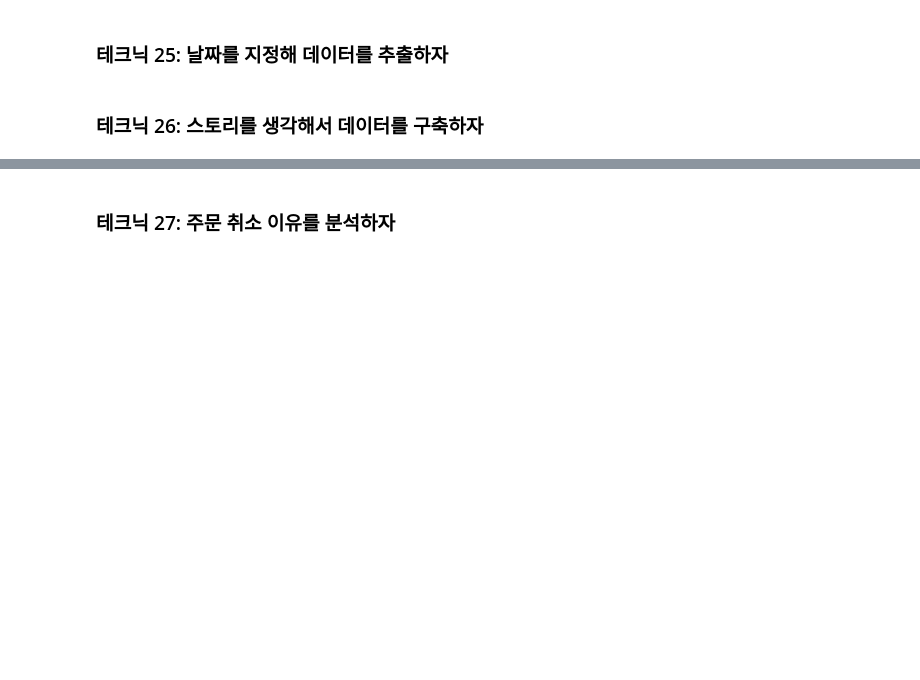
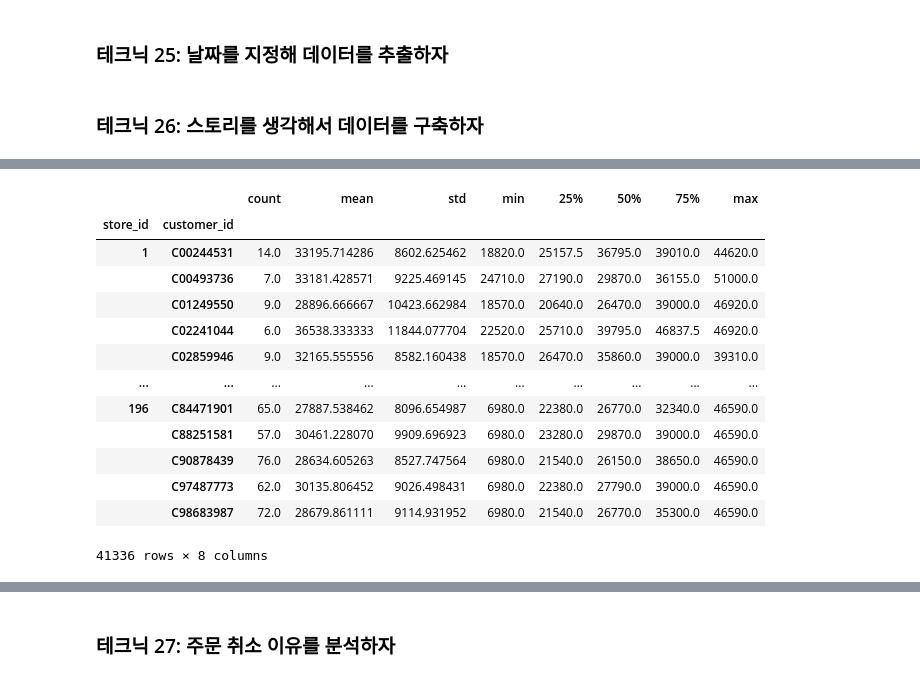
Before and after one commit to Haram-hub/-100-, a Jupyter notebook: chapter03.ipynb, the cells around one changed output, grey strips where cells are left out. Cells and saved outputs as stored; diff of their text form; code cells hidden in the pictures; blank space fills up the shorter version.

```diff
--- a/chapter03.ipynb
+++ b/chapter03.ipynb
@@ -297,0 +336,8 @@ SelectMultiple(options=('삼일대로점', '세종대로점', '무교로점', '
+# %%
+# 데이터 로딩
+
+import glob
+
+current_dir = os.getcwd()
+filelist = os.listdir(current_dir)
+filelist
@@ -297,0 +352,4 @@ SelectMultiple(options=('삼일대로점', '세종대로점', '무교로점', '
+# %%
+key = os.path.join(current_dir, 'tbl_order_*.csv')
+tbl_order_ = glob.glob(key)
+tbl_order_
@@ -297,0 +360,9 @@ SelectMultiple(options=('삼일대로점', '세종대로점', '무교로점', '
+# %%
+order_all = pd.DataFrame()
+
+for file in tbl_order_:
+  temp = pd.read_csv(file)
+  print(f'{file}:{len(temp)}')
+  order_all = pd.concat([order_all, temp], ignore_index = True)
+
+order_all
@@ -297,0 +386,22 @@ SelectMultiple(options=('삼일대로점', '세종대로점', '무교로점', '
+# %%
+
+# 불필요한 데이터 제거
+order_data = order_all.loc[order_all['store_id']!=999]
+
+# 마스터 데이터 결합
+order_data = pd.merge(order_data,m_store,on='store_id',how='left')
+order_data = pd.merge(order_data, m_area, on='area_cd', how='left')
+
+# 이름 설정(수령 방법)
+order_data.loc[order_data['takeout_flag'] == 0, 'takeout_name'] = 'delivery'
+order_data.loc[order_data['takeout_flag'] == 1, 'takeout_name'] = 'takeout'
+
+# 이름 설정(수령 상태)
+order_data.loc[order_data['status']== 0, 'status_name' ] = '주문 접수'
+order_data.loc[order_data['status']== 1, 'status_name' ] = '지불 완료'
+order_data.loc[order_data['status']== 2, 'status_name' ] = '배달 완료'
+order_data.loc[order_data['status']== 9, 'status_name' ] = '주문 취소'
+
+order_data['order_date'] = pd.to_datetime(order_data['order_accept_date']).dt.date #dt.date: yyyy-mm-dd
+
+order_data
@@ -297,0 +422,17 @@ SelectMultiple(options=('삼일대로점', '세종대로점', '무교로점', '
+# %%
+order_data.groupby(['store_id', 'customer_id'])["total_amount"].describe()
+# %% [output]
+|  |  | count | mean | std | min | 25% | 50% | 75% | max |
+| store_id | customer_id |  |  |  |  |  |  |  |  |
+| 1 | C00244531 | 14.0 | 33195.714286 | 8602.625462 | 18820.0 | 25157.5 | 36795.0 | 39010.0 | 44620.0 |
+|  | C00493736 | 7.0 | 33181.428571 | 9225.469145 | 24710.0 | 27190.0 | 29870.0 | 36155.0 | 51000.0 |
+|  | C01249550 | 9.0 | 28896.666667 | 10423.662984 | 18570.0 | 20640.0 | 26470.0 | 39000.0 | 46920.0 |
+|  | C02241044 | 6.0 | 36538.333333 | 11844.077704 | 22520.0 | 25710.0 | 39795.0 | 46837.5 | 46920.0 |
+|  | C02859946 | 9.0 | 32165.555556 | 8582.160438 | 18570.0 | 26470.0 | 35860.0 | 39000.0 | 39310.0 |
+| ... | ... | ... | ... | ... | ... | ... | ... | ... | ... |
+| 196 | C84471901 | 65.0 | 27887.538462 | 8096.654987 | 6980.0 | 22380.0 | 26770.0 | 32340.0 | 46590.0 |
+|  | C88251581 | 57.0 | 30461.228070 | 9909.696923 | 6980.0 | 23280.0 | 29870.0 | 39000.0 | 46590.0 |
+|  | C90878439 | 76.0 | 28634.605263 | 8527.747564 | 6980.0 | 21540.0 | 26150.0 | 38650.0 | 46590.0 |
+|  | C97487773 | 62.0 | 30135.806452 | 9026.498431 | 6980.0 | 22380.0 | 27790.0 | 39000.0 | 46590.0 |
+|  | C98683987 | 72.0 | 28679.861111 | 9114.931952 | 6980.0 | 21540.0 | 26770.0 | 35300.0 | 46590.0 |
+41336 rows × 8 columns
```
Also changed, not shown: parts of 24 cells of this notebook.
